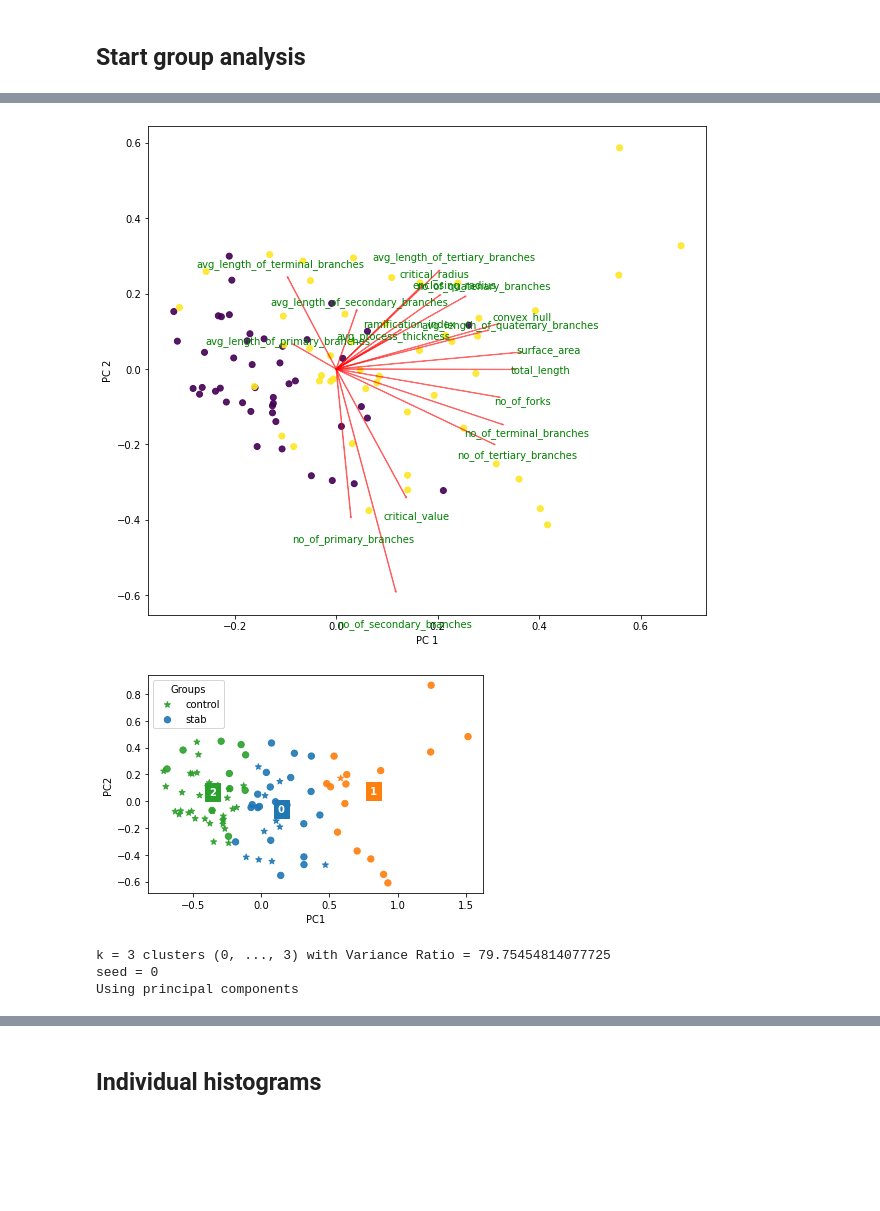
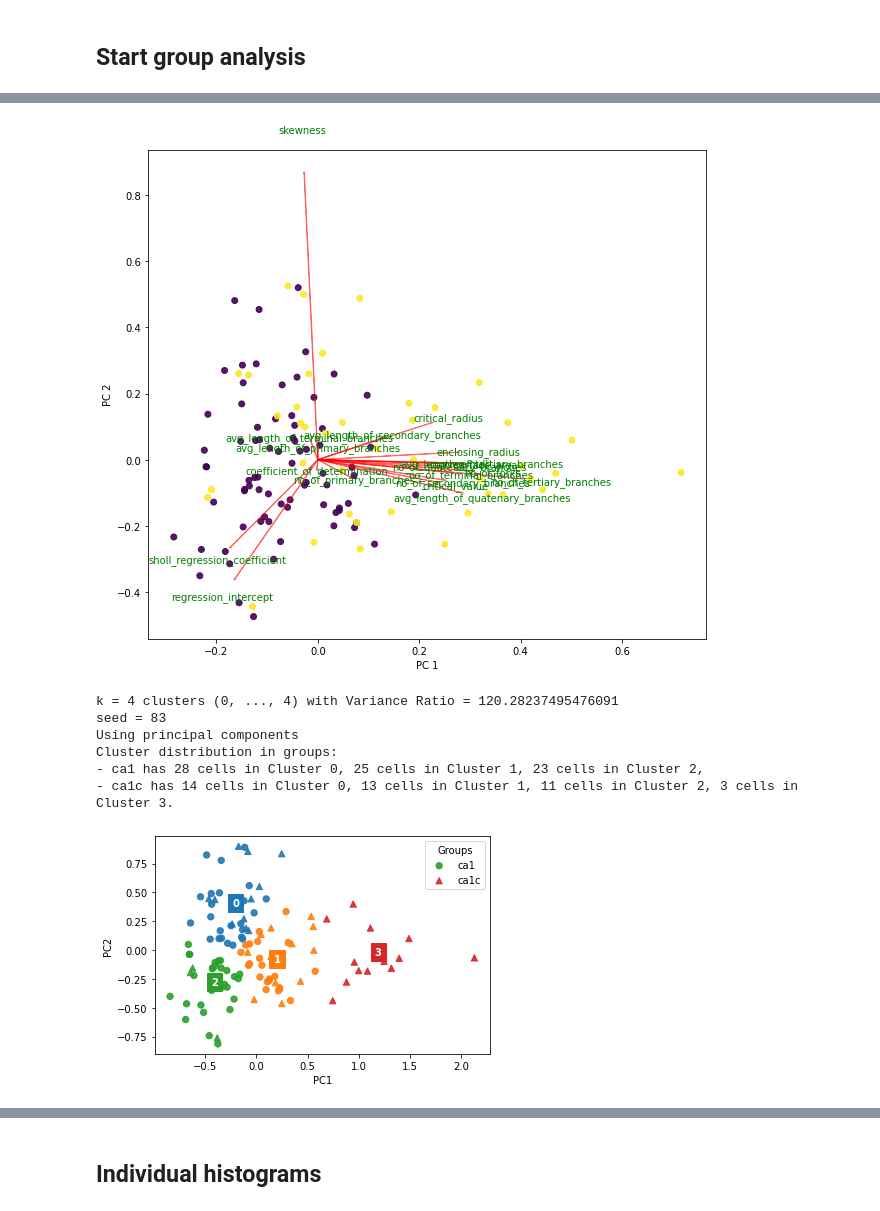
Before and after one commit to swanandlab/SMorph, a Jupyter notebook: group_analysis.ipynb, the cells around one changed output, grey strips where cells are left out. Saved outputs shown, nothing was run; the diff lists cells and outputs as text; code cells hidden in the pictures; blank space fills up the shorter version.

```diff
--- a/group_analysis.ipynb
+++ b/group_analysis.ipynb
@@ -32,10 +16,10 @@ import smorph as sm
 color_dict = {0: 'green', 1: 'red'}
 
 # group labels
-labels = {0: 'control', 1: 'stab'}
+labels = {0: 'ca1', 1: 'ca1c'}
 
 # marker for each group to be used in PCA plot
-markers = {0: '*', 1: 'o'}
+markers = {0: 'o', 1: '^'}
 # %%
 # List all feature names
 sm.core._groups._ALL_FEATURE_NAMES
@@ -61,6 +45,6 @@ sm.core._groups._ALL_FEATURE_NAMES
 ## Start group analysis
 # %%
 # input the path to individual group folders (place them in SMorph)
-groups_folders = ['Datasets/CTRLvsSTAB/control', 'Datasets/CTRLvsSTAB/stab']
+groups_folders = ['autocropped/C1-M1_LEFT_CA1_MIP', 'autocropped/SW 1SEC2 CA1 A CONTRA_MIP']
 # %%
-cells = sm.Groups(groups_folders, 'confocal', labels, save_features=False, shell_step_size=3)
+cells = sm.Groups(groups_folders, 'confocal', 'auto', labels, save_features=False, shell_step_size=3)
@@ -101,14 +73,17 @@ cells.plot_feature_significance_heatmap()
 # %%
 cells.plot_feature_significance_vectors()
 # %% [output]
-[figure, old version]
+[figure, new version]
 # %%
-cluster_centers, clustered_data = cells.get_clusters(k=3, use_features=False, n_PC=2, plot='scatter')
+cluster_centers, clustered_data = cells.get_clusters(k=None, use_features=False, n_PC=2, plot='scatter')
 # %% [output]
+k = 4 clusters (0, ..., 4) with Variance Ratio = 120.28237495476091
+seed = 83
+Using principal components
+Cluster distribution in groups:
+- ca1 has 28 cells in Cluster 0, 25 cells in Cluster 1, 23 cells in Cluster 2,
+- ca1c has 14 cells in Cluster 0, 13 cells in Cluster 1, 11 cells in Cluster 2, 3 cells in Cluster 3.
-[figure, old version]
+[figure, new version]
-k = 3 clusters (0, ..., 3) with Variance Ratio = 79.75454814077725
-seed = 0
-Using principal components
 # %%
 cluster_centers
 # %% [output]
```
Also changed, not shown: parts of 11 cells of this notebook, 2 other files.
